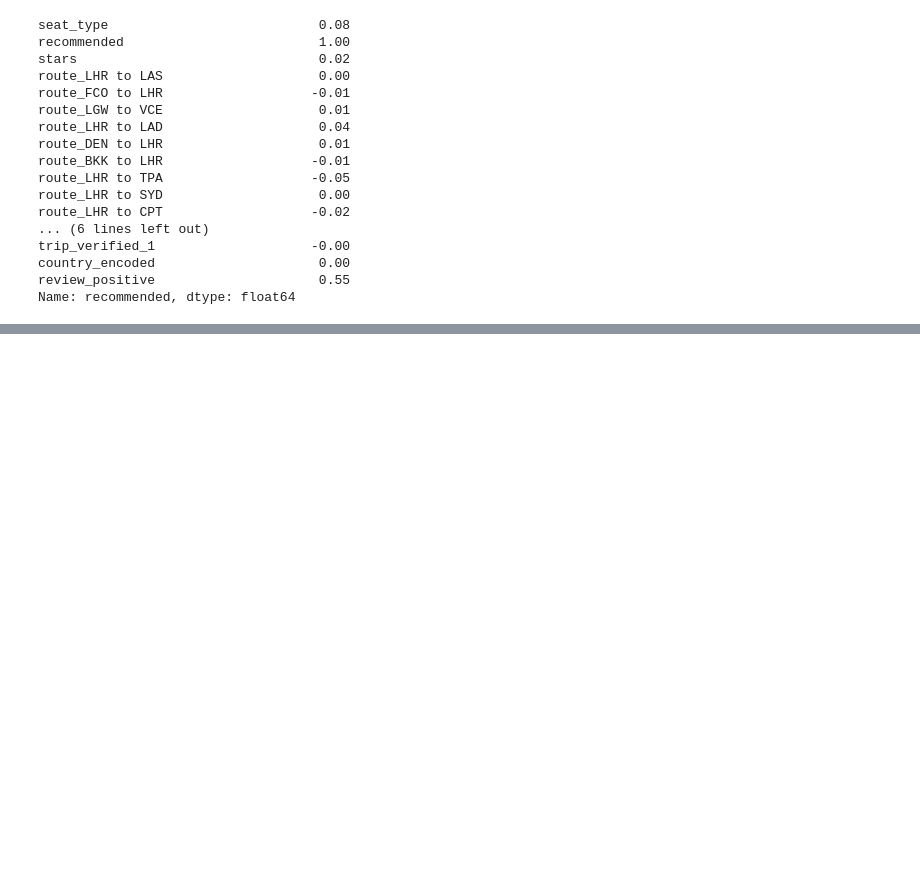
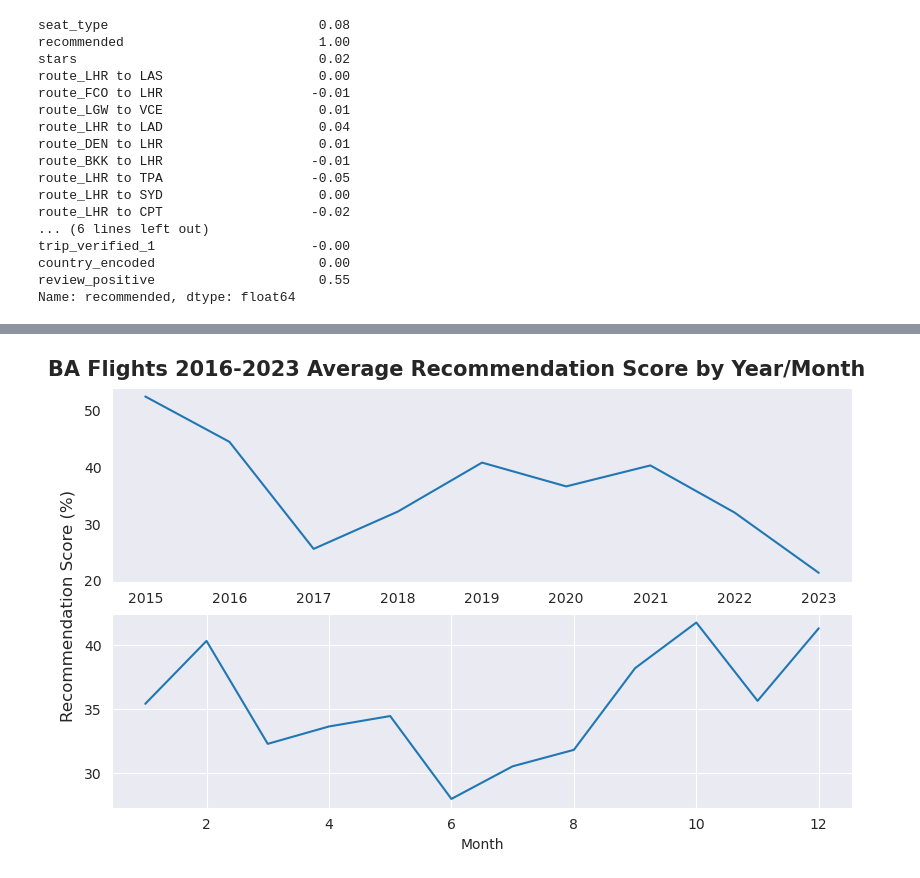
Before and after one commit to aorsot1/data_science_practice_projects, a Jupyter notebook: full_stack_data_science_ba_flights_reviews.ipynb, the cells around one changed output, grey strips where cells are left out. Drawn from its saved outputs; the diff is of its cells as text; code cells hidden in the pictures; blank space fills up the shorter version.

Commit message:
Kaggle Notebook | Full Stack Data Science - BA Flight Reviews | Version 19

```diff
--- a/full_stack_data_science_ba_flights_reviews.ipynb
+++ b/full_stack_data_science_ba_flights_reviews.ipynb
@@ -482,0 +483,46 @@ Name: recommended, dtype: float64
+# %%
+# Transform a copy of dataframe for time series analysis
+df_time = df_final.copy()
+df_time.index = pd.to_datetime(df_time['date'])
+
+# Obtain the monthly number of reviews & recommended
+df_month = df_time.groupby(df_time.date.dt.month)
+monthly_recs = df_month['recommended'].sum()
+monthly_reviews = df_month['reviews'].count()
+
+# Create a 'recommendation score' as a ratio of both metrics defined above
+df_month_recs = pd.concat([monthly_recs, monthly_reviews], axis=1)
+df_month_recs['recommendation_score'] = (df_month_recs['recommended'] /
+                                         df_month_recs['reviews'])*100
+
+# Obtain the monthly number of reviews & recommended
+df_year = df_time.groupby(df_time.date.dt.year)
+year_recs = df_year['recommended'].sum()
+year_reviews = df_year['reviews'].count()
+
+# Create a 'recommendation score' as a ratio of both metrics defined above
+df_year_recs = pd.concat([year_recs, year_reviews], axis=1)
+df_year_recs['recommendation_score'] = (df_year_recs['recommended'] /
+                                        df_year_recs['reviews'])*100
+
+# Visualizing recommendation scores
+fig, (ax1, ax2) = plt.subplots(2, 1, figsize=(8, 5), layout='constrained')
+fig.suptitle("BA Flights 2016-2023 Average Recommendation Score by Year/Month",
+             fontsize=15, fontweight='bold')
+ax1.plot(df_year_recs.index,
+         df_year_recs['recommendation_score'])
+ax1.grid()
+
+ax2.plot(df_month_recs.index,
+         df_month_recs['recommendation_score'])
+ax2.set_xlabel('Month')
+
+
+# fig.tight_layout(pad=.8)
+#plt.title('Breakdown of Seat Type & Traveller Type at BA Flights 2016-2023')
+# fig.supxlabel('Time')
+fig.supylabel('Recommendation Score (%)')
+# plt.ylabel('')
+plt.show()
+# %% [output]
+[figure, added]
```
Also changed, not shown: parts of 7 cells of this notebook.
